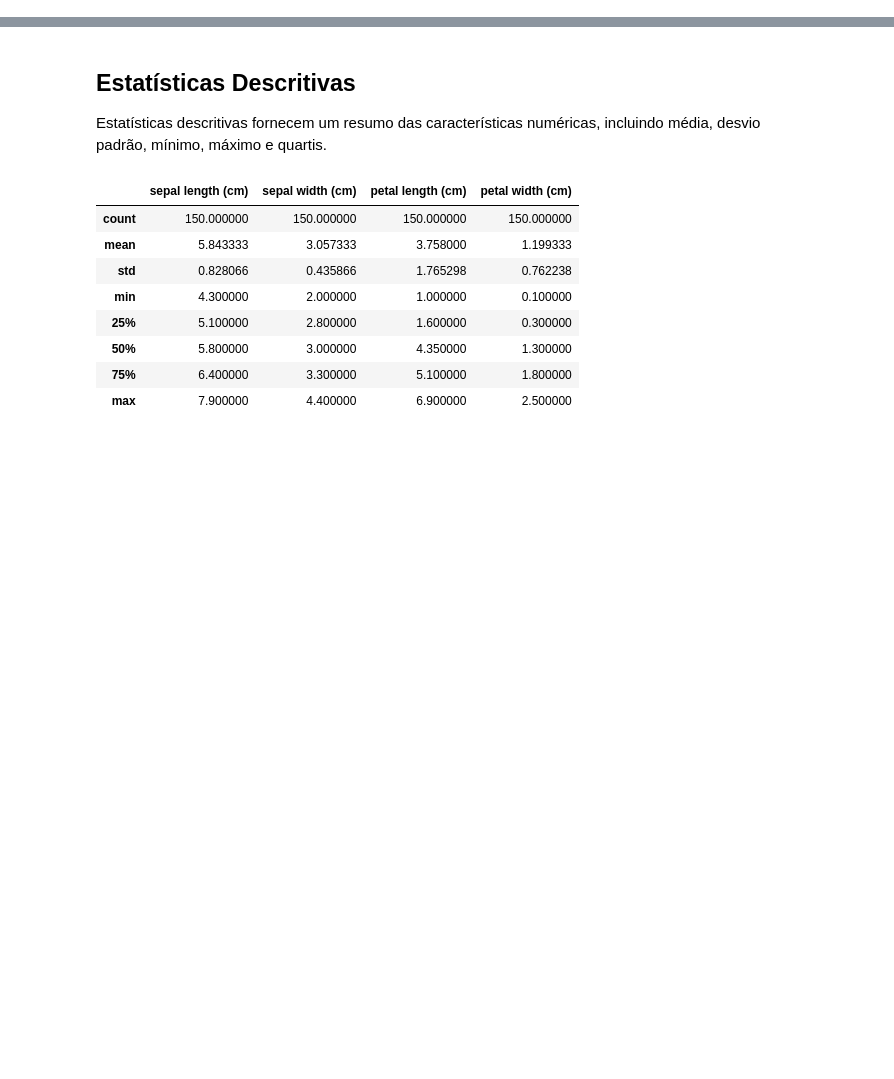
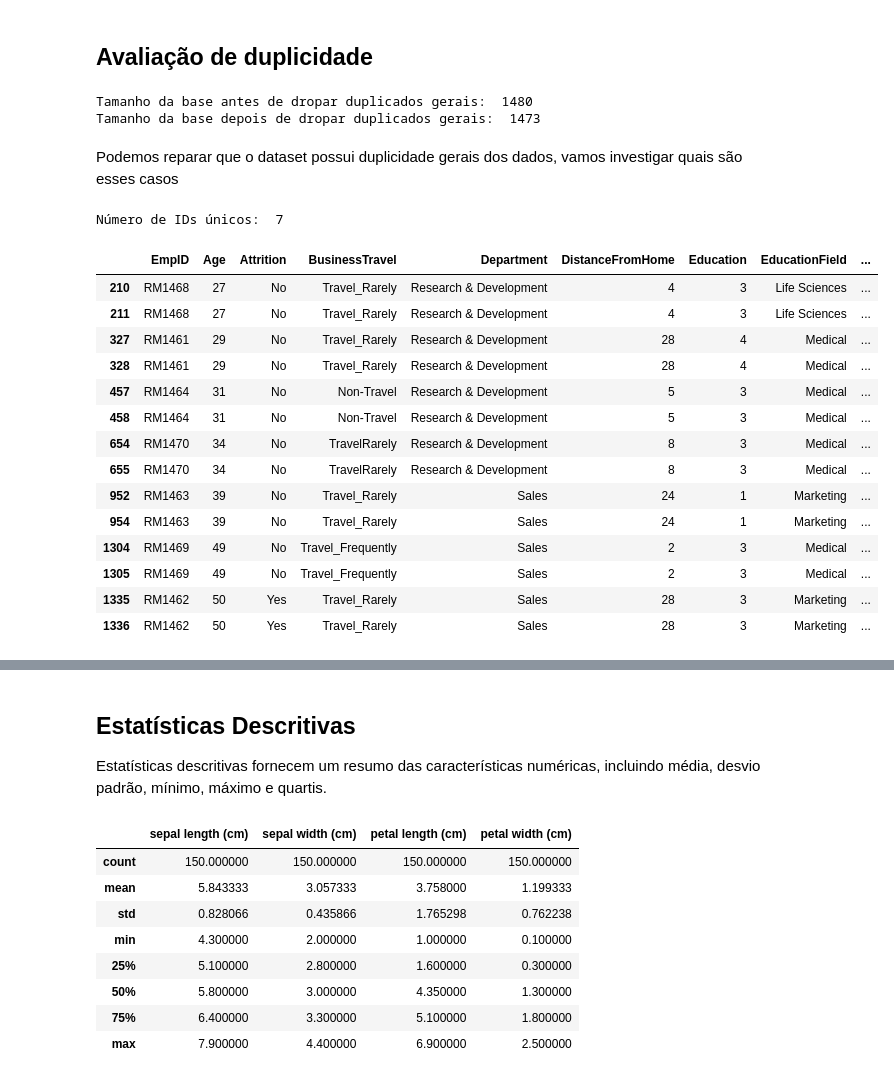
Before and after one commit to VitorMirandaAquino/pucrio-mvp-analise-dados, a Jupyter notebook: MVP_Análise_de_Dados_e_Boas_Práticas.ipynb, the cells around one changed output, grey strips where cells are left out. Drawn from its saved outputs; the diff is of its cells as text; code cells hidden in the pictures; blank space fills up the shorter version.

```diff
--- a/MVP_Análise_de_Dados_e_Boas_Práticas.ipynb
+++ b/MVP_Análise_de_Dados_e_Boas_Práticas.ipynb
@@ -80,0 +97,6 @@ df.head()
+# %%
+df = df.drop(columns=[
+    'AgeGroup', 'DailyRate', 'HourlyRate',
+    'MonthlyRate', 'SalarySlab', 'EmployeeCount',
+    'Over18', 'StandardHours', 'JobInvolvement',
+    'MaritalStatus', 'RelationshipSatisfaction'])
@@ -80,0 +119,32 @@ df.head()
+# %% [markdown]
+## Avaliação de duplicidade
+# %%
+print("Tamanho da base antes de dropar duplicados gerais: ", df.shape[0])
+print("Tamanho da base depois de dropar duplicados gerais: ", df.drop_duplicates().shape[0])
+# %% [output]
+Tamanho da base antes de dropar duplicados gerais:  1480
+Tamanho da base depois de dropar duplicados gerais:  1473
+# %% [markdown]
+Podemos reparar que o dataset possui duplicidade gerais dos dados, vamos investigar quais são esses casos
+# %%
+df_duplicidade_geral = df[df.duplicated(keep=False)]
+print("Número de IDs únicos: ", df_duplicidade_geral['EmpID'].nunique())
+# Exemplos
+df[df.duplicated(keep=False)]
+# %% [output]
+Número de IDs únicos:  7
+|  | EmpID | Age | Attrition | BusinessTravel | Department | DistanceFromHome | Education | EducationField | ... |
+| 210 | RM1468 | 27 | No | Travel_Rarely | Research & Development | 4 | 3 | Life Sciences | ... |
+| 211 | RM1468 | 27 | No | Travel_Rarely | Research & Development | 4 | 3 | Life Sciences | ... |
+| 327 | RM1461 | 29 | No | Travel_Rarely | Research & Development | 28 | 4 | Medical | ... |
+| 328 | RM1461 | 29 | No | Travel_Rarely | Research & Development | 28 | 4 | Medical | ... |
+| 457 | RM1464 | 31 | No | Non-Travel | Research & Development | 5 | 3 | Medical | ... |
+| 458 | RM1464 | 31 | No | Non-Travel | Research & Development | 5 | 3 | Medical | ... |
+| 654 | RM1470 | 34 | No | TravelRarely | Research & Development | 8 | 3 | Medical | ... |
+| 655 | RM1470 | 34 | No | TravelRarely | Research & Development | 8 | 3 | Medical | ... |
+| 952 | RM1463 | 39 | No | Travel_Rarely | Sales | 24 | 1 | Marketing | ... |
+| 954 | RM1463 | 39 | No | Travel_Rarely | Sales | 24 | 1 | Marketing | ... |
+| 1304 | RM1469 | 49 | No | Travel_Frequently | Sales | 2 | 3 | Medical | ... |
+| 1305 | RM1469 | 49 | No | Travel_Frequently | Sales | 2 | 3 | Medical | ... |
+| 1335 | RM1462 | 50 | Yes | Travel_Rarely | Sales | 28 | 3 | Marketing | ... |
+| 1336 | RM1462 | 50 | Yes | Travel_Rarely | Sales | 28 | 3 | Marketing | ... |
```
Also changed, not shown: parts of 47 cells of this notebook, 3 other files.
